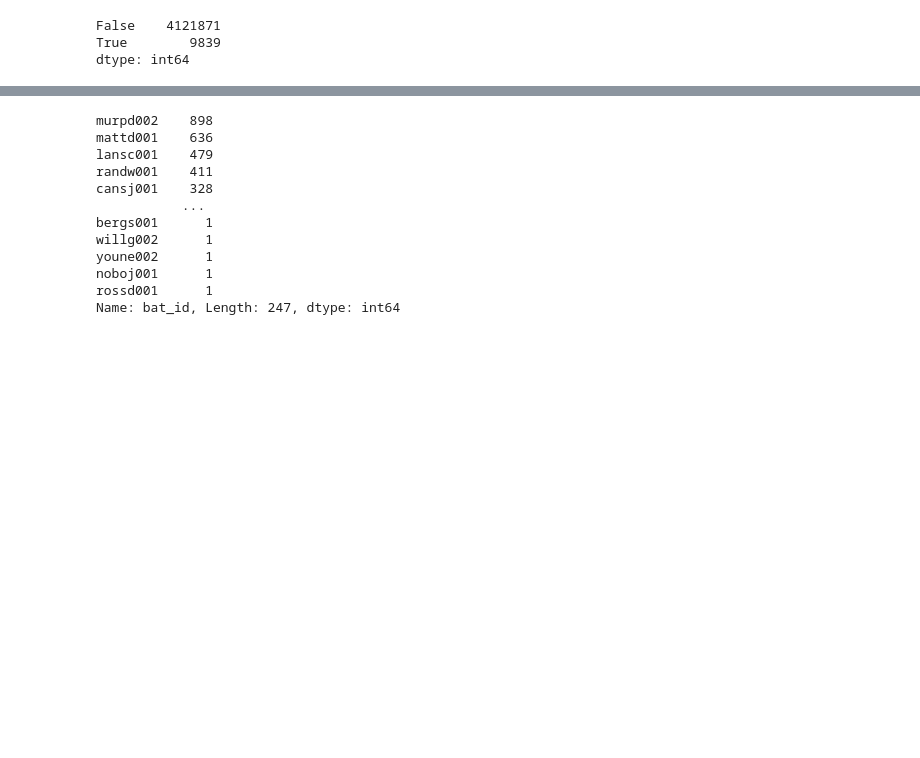
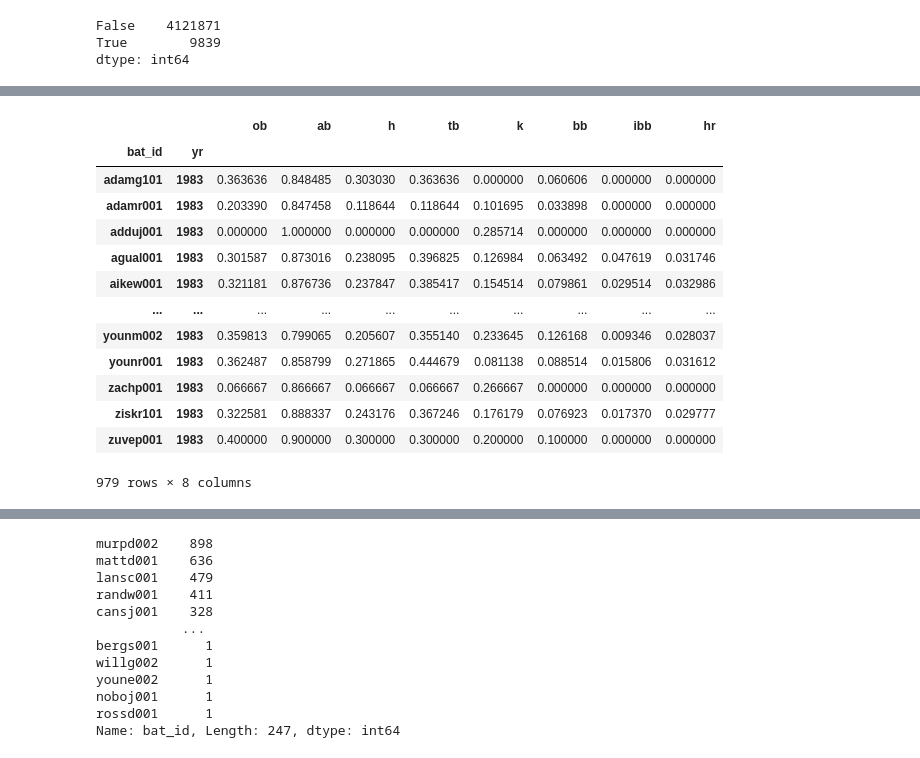
Before and after one commit to sdvinay/baseball_sql, a Jupyter notebook: pandas/batting_with_rickey_on.ipynb, the cells around one changed output, grey strips where cells are left out. Drawn from its saved outputs; the diff is of its cells as text; code cells hidden in the pictures; blank space fills up the shorter version.

```diff
--- a/pandas/batting_with_rickey_on.ipynb
+++ b/pandas/batting_with_rickey_on.ipynb
@@ -54,0 +57,22 @@ batter_rates.sample(10)
+# %%
+def gen_rolling_baseline(pa, yr):
+    df = generate_batter_baselines(ev.query('@yr-1 <= yr <= @yr+1'))
+    df['yr'] = yr
+    return df.reset_index().set_index(['bat_id', 'yr'])
+
+gen_rolling_baseline(ev, 1983)
+# %% [output]
+|  |  | ob | ab | h | tb | k | bb | ibb | hr |
+| bat_id | yr |  |  |  |  |  |  |  |  |
+| adamg101 | 1983 | 0.363636 | 0.848485 | 0.303030 | 0.363636 | 0.000000 | 0.060606 | 0.000000 | 0.000000 |
+| adamr001 | 1983 | 0.203390 | 0.847458 | 0.118644 | 0.118644 | 0.101695 | 0.033898 | 0.000000 | 0.000000 |
+| adduj001 | 1983 | 0.000000 | 1.000000 | 0.000000 | 0.000000 | 0.285714 | 0.000000 | 0.000000 | 0.000000 |
+| agual001 | 1983 | 0.301587 | 0.873016 | 0.238095 | 0.396825 | 0.126984 | 0.063492 | 0.047619 | 0.031746 |
+| aikew001 | 1983 | 0.321181 | 0.876736 | 0.237847 | 0.385417 | 0.154514 | 0.079861 | 0.029514 | 0.032986 |
+| ... | ... | ... | ... | ... | ... | ... | ... | ... | ... |
+| younm002 | 1983 | 0.359813 | 0.799065 | 0.205607 | 0.355140 | 0.233645 | 0.126168 | 0.009346 | 0.028037 |
+| younr001 | 1983 | 0.362487 | 0.858799 | 0.271865 | 0.444679 | 0.081138 | 0.088514 | 0.015806 | 0.031612 |
+| zachp001 | 1983 | 0.066667 | 0.866667 | 0.066667 | 0.066667 | 0.266667 | 0.000000 | 0.000000 | 0.000000 |
+| ziskr101 | 1983 | 0.322581 | 0.888337 | 0.243176 | 0.367246 | 0.176179 | 0.076923 | 0.017370 | 0.029777 |
+| zuvep001 | 1983 | 0.400000 | 0.900000 | 0.300000 | 0.300000 | 0.200000 | 0.100000 | 0.000000 | 0.000000 |
+979 rows × 8 columns
```
Also changed, not shown: parts of 6 cells of this notebook.
